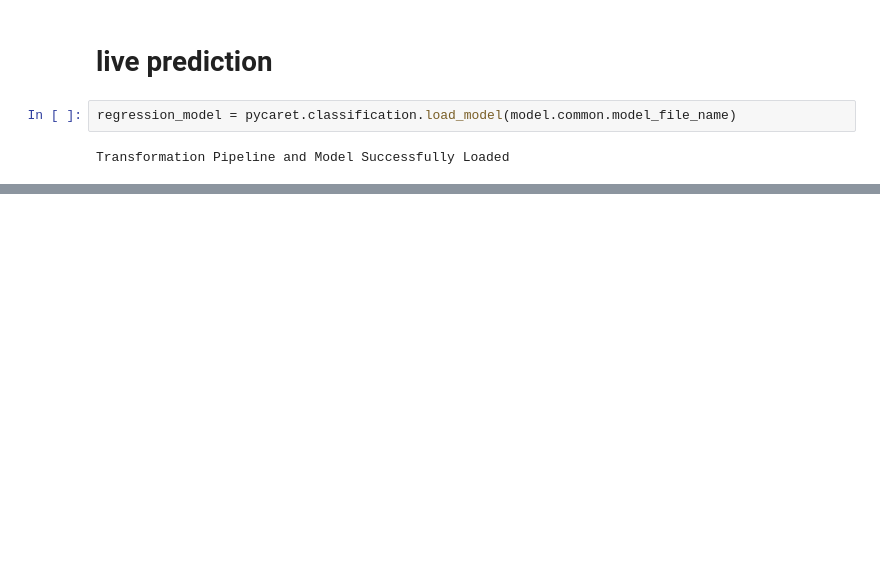
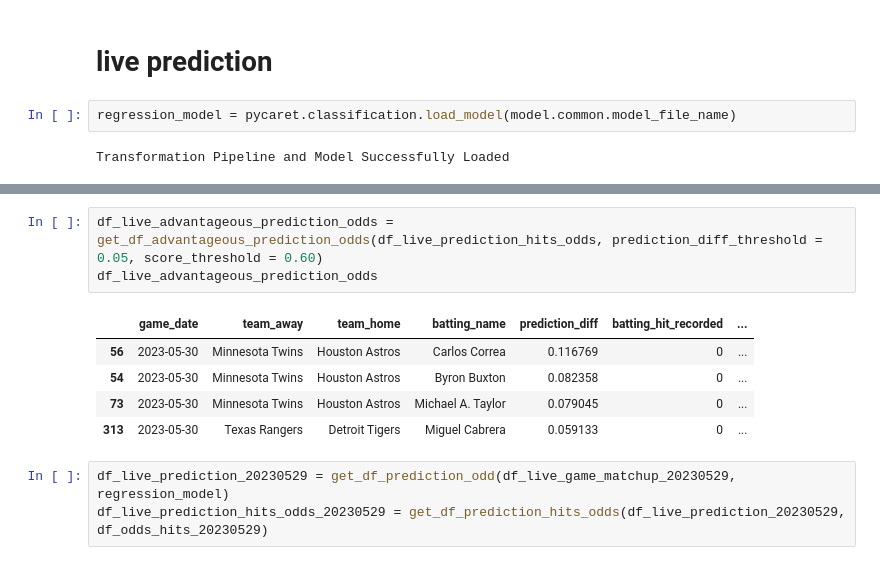
Before and after one commit to sculd/mlb-props, a Jupyter notebook: sandbox_live_bet.ipynb, the cells around one changed output, grey strips where cells are left out. Cells and saved outputs as stored; diff of their text form; blank space fills up the shorter version.

```diff
--- a/sandbox_live_bet.ipynb
+++ b/sandbox_live_bet.ipynb
@@ -83,0 +103,12 @@ df_live_advantageous_prediction_odds[['game_date', 'team_away', 'team_home', 'ba
+# %%
+df_live_advantageous_prediction_odds = get_df_advantageous_prediction_odds(df_live_prediction_hits_odds, prediction_diff_threshold = 0.05, score_threshold = 0.60)
+df_live_advantageous_prediction_odds
+# %% [output]
+|  | game_date | team_away | team_home | batting_name | prediction_diff | batting_hit_recorded | ... |
+| 56 | 2023-05-30 | Minnesota Twins | Houston Astros | Carlos Correa | 0.116769 | 0 | ... |
+| 54 | 2023-05-30 | Minnesota Twins | Houston Astros | Byron Buxton | 0.082358 | 0 | ... |
+| 73 | 2023-05-30 | Minnesota Twins | Houston Astros | Michael A. Taylor | 0.079045 | 0 | ... |
+| 313 | 2023-05-30 | Texas Rangers | Detroit Tigers | Miguel Cabrera | 0.059133 | 0 | ... |
+# %%
+df_live_prediction_20230529 = get_df_prediction_odd(df_live_game_matchup_20230529, regression_model)
+df_live_prediction_hits_odds_20230529 = get_df_prediction_hits_odds(df_live_prediction_20230529, df_odds_hits_20230529)
```
Also changed, not shown: parts of 16 cells of this notebook.
